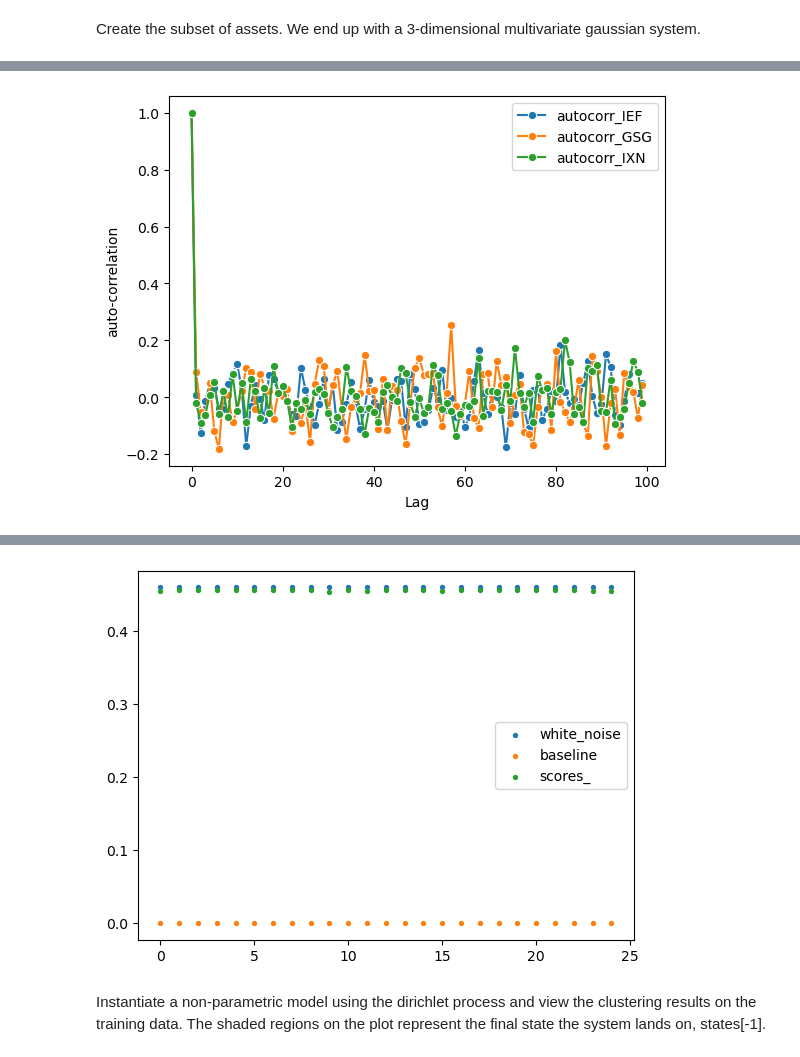
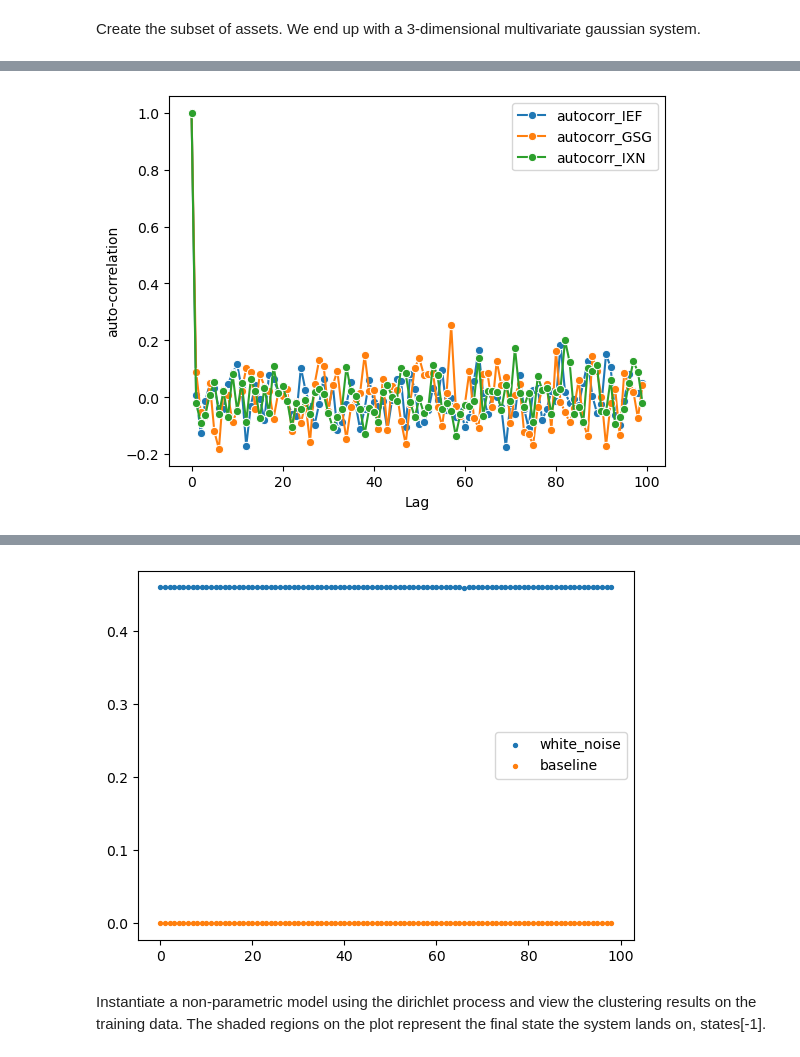
Before and after one commit to regime-lab/power-spectral-density, a Jupyter notebook: fractional_psd.ipynb, the cells around one changed output, grey strips where cells are left out. Saved outputs shown, nothing was run; the diff lists cells and outputs as text; code cells hidden in the pictures.

```diff
--- a/fractional_psd.ipynb
+++ b/fractional_psd.ipynb
@@ -113,41 +114,17 @@ class FractionalPSD:
         autocov_0 = (kernel(x0).evaluate()).detach().numpy()
         self.autocov = autocov_0
 
-        #import seaborn as sns
-        #import matplotlib.pyplot as plt
-        #sns.lineplot(data=x1)
-        #sns.lineplot(data=x0, label='x0')
-        #plt.legend()
-        #plt.show()
-
-        # Plot the evaluation results
-        #import matplotlib.pyplot as plt
-        #fig, ax = plt.subplots(2)
-        #im0= ax[0].imshow(autocov_0, cmap='viridis', origin='lower')
-        #im1= ax[1].imshow(autocov_1, cmap='viridis', origin='lower')
-
-        # Add colorbar
-        #cbar0 = ax[0].figure.colorbar(im0, ax=ax[0])
-        #cbar1 = ax[1].figure.colorbar(im1, ax=ax[1])
-
-        # Show the plot
-        #plt.grid(False)
-        #plt.show()
-
-        # Frobius distance
+        # Frobius distance between kernel evaluations
         return np.linalg.norm(autocov_1 - autocov_0, 'fro')
 
-# Example
-
+# Example comparing white noise to fractional process
 data = m6_subset['GSG'].values
-print(data)
 fractional_psd = FractionalPSD(data)
 scores_base=[]
-scores_=[]
 scores=[]
 hursts=[]
 
-iters=25
+iters=99
 for i in range(iters):
     white_noise = torch.normal(np.mean(fractional_psd.data), np.var(fractional_psd.data), size=(len(m6_subset),))
     white_noise = white_noise.detach().numpy()
@@ -156,18 +133,11 @@ for i in range(iters):
     hursts.append(pyeeg.hurst(white_noise))
 
 for i in range(iters):
-    white_noise = torch.normal(0, np.var(fractional_psd.data) * 10, size=(len(m6_subset),))
-    white_noise = white_noise.detach().numpy()
-    score = fractional_psd.distance_norm(white_noise)
-    scores_.append(score)
-
-for i in range(iters):
     score = fractional_psd.distance_norm(fractional_psd.data)
     scores_base.append(score)
 
 plt.scatter(x=range(len(scores)), y=scores, s=8, label='white_noise')
 plt.scatter(x=range(len(scores_base)), y=scores_base, s=8, label='baseline')
-plt.scatter(x=range(len(scores_)), y=scores_, s=8, label='scores_')
 plt.legend()
 plt.show()
 # %% [output]
@@ -193,4 +163,4 @@ Requirement already satisfied: scikit-learn in /srv/conda/envs/notebook/lib/pyth
-[figure, old version]
+[figure, new version]
 # %% [markdown]
 Instantiate a non-parametric model using the dirichlet process and view the clustering results on the training data. The shaded regions on the plot represent the final state the system lands on, states[-1].
 # %%
```
Also changed, not shown: parts of 4 cells of this notebook.
